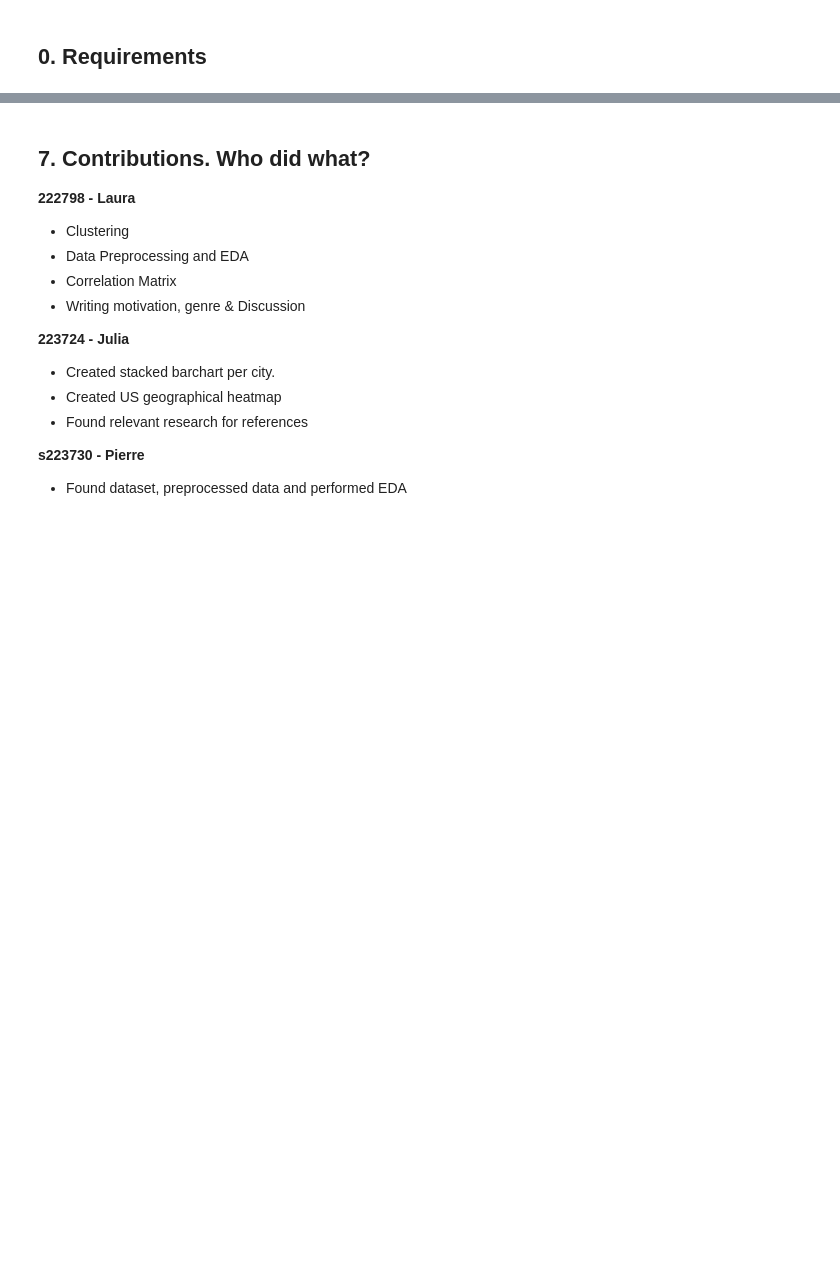
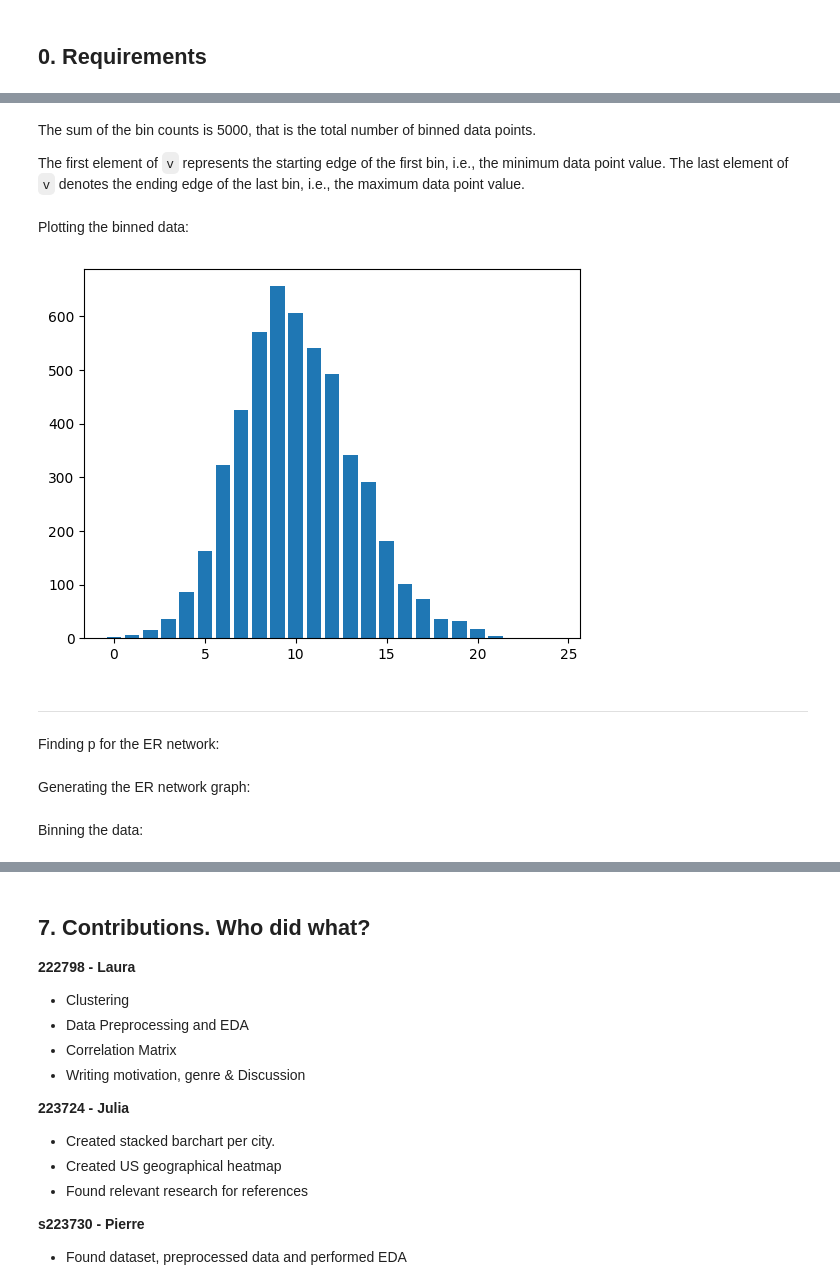
Before and after one commit to pierrehogenhaug/socialgraphs2023, a Jupyter notebook: assignments/ass1.ipynb, the cells around one changed output, grey strips where cells are left out. Saved outputs shown, nothing was run; the diff lists cells and outputs as text; code cells hidden in the pictures; blank space fills up the shorter version.

```diff
--- a/assignments/ass1.ipynb
+++ b/assignments/ass1.ipynb
@@ -96,0 +61,18 @@ How many cities do we have?
+# %%
+v = np.arange(data_min, data_max + 1)
+counts, bins = np.histogram(data, v)
+# %% [markdown]
+The sum of the bin counts is 5000, that is the total number of binned data points.
+
+The first element of `v` represents the starting edge of the first bin, i.e., the minimum data point value. The last element of `v` denotes the ending edge of the last bin, i.e., the maximum data point value.
+# %% [markdown]
+Plotting the binned data:
+# %%
+plt.bar(bins[:-1], counts)
+plt.show()
+# %% [output]
+[figure, added]
+# %% [markdown]
+---
+# %% [markdown]
+Finding p for the ER network:
@@ -96,0 +83,2 @@ How many cities do we have?
+# %% [markdown]
+Generating the ER network graph:
@@ -96,0 +87,2 @@ How many cities do we have?
+# %% [markdown]
+Binning the data:
```
Also changed, not shown: parts of 76 cells of this notebook, 1 other file.
